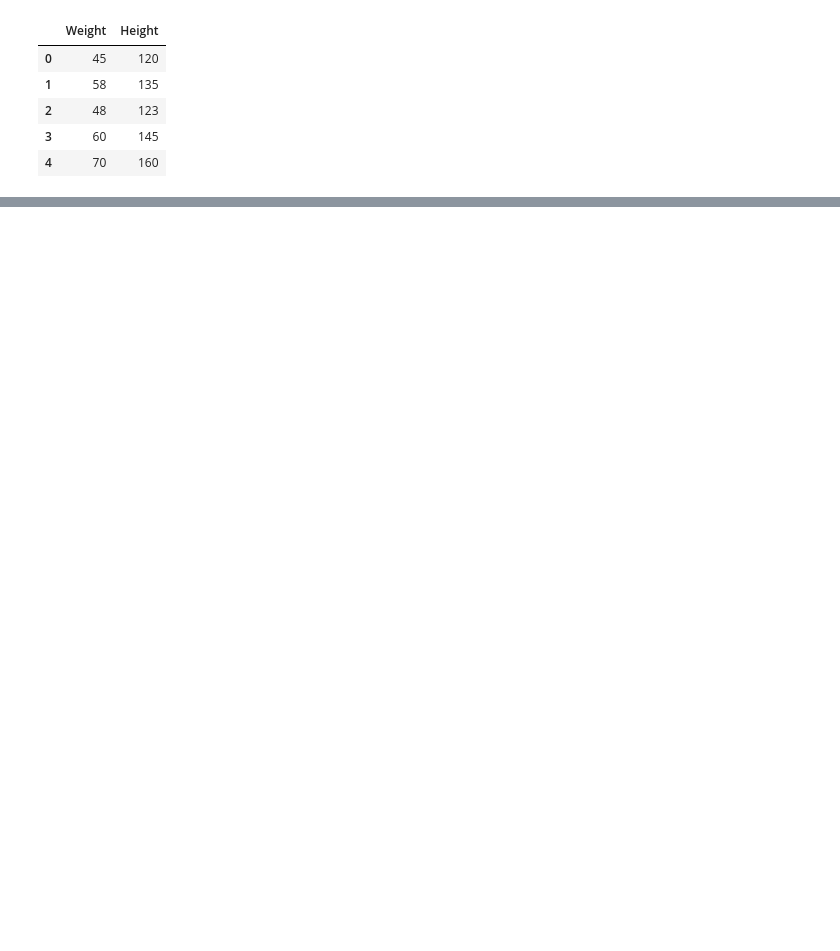
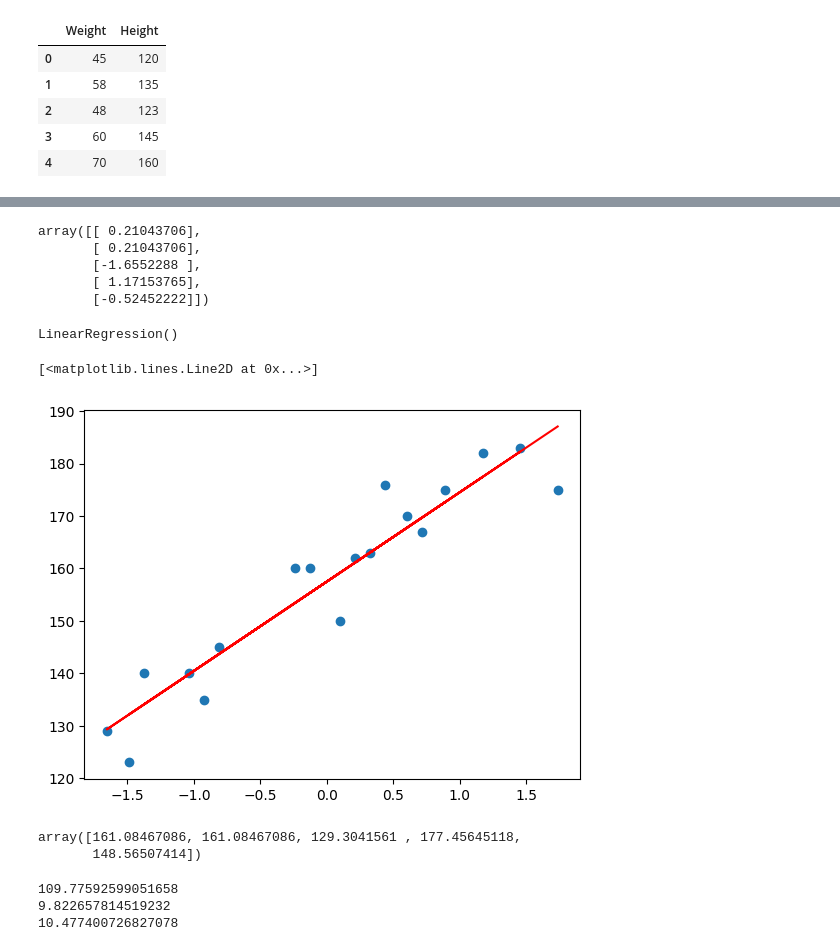
Before and after one commit to Shaswat-J/mltest, a Jupyter notebook: liner.ipynb, the cells around one changed output, grey strips where cells are left out. Cells and saved outputs as stored; diff of their text form; code cells hidden in the pictures; blank space fills up the shorter version.

```diff
--- a/liner.ipynb
+++ b/liner.ipynb
@@ -31,0 +29,13 @@ Successfully installed contourpy-1.3.2 cycler-0.12.1 fonttools-4.58.4 kiwisolver
+# %%
+from sklearn.preprocessing import StandardScaler
+scaler=StandardScaler()
+# %%
+X_train=scaler.fit_transform(X_train)
+X_test=scaler.transform(X_test)
+xtest
+# %% [output]
+array([[ 0.21043706],
+       [ 0.21043706],
+       [-1.6552288 ],
+       [ 1.17153765],
+       [-0.52452222]])
@@ -31,0 +44,18 @@ Successfully installed contourpy-1.3.2 cycler-0.12.1 fonttools-4.58.4 kiwisolver
+# %%
+regressor=LinearRegression()
+# %%
+regressor.fit(X_train,Y_train)
+# %% [output]
+LinearRegression()
+# %%
+plt.scatter(X_train,Y_train)
+plt.plot(X_train,regressor.predict(X_train),'r')
+# %% [output]
+[<matplotlib.lines.Line2D at 0x...>]
+[figure, added]
+# %%
+y_pred_test=regressor.predict(X_test)
+y_pred_test
+# %% [output]
+array([161.08467086, 161.08467086, 129.3041561 , 177.45645118,
+       148.56507414])
@@ -31,0 +64,11 @@ Successfully installed contourpy-1.3.2 cycler-0.12.1 fonttools-4.58.4 kiwisolver
+# %%
+mse=mean_squared_error(y_pred_test,Y_test)
+print(mse)
+mae=mean_absolute_error(y_pred_test,Y_test)
+print(mae)
+rmse=np.sqrt(mse)
+print(rmse)
+# %% [output]
+109.77592599051658
+9.822657814519232
+10.477400726827078
```
Also changed, not shown: parts of 8 cells of this notebook, 3 other files.
